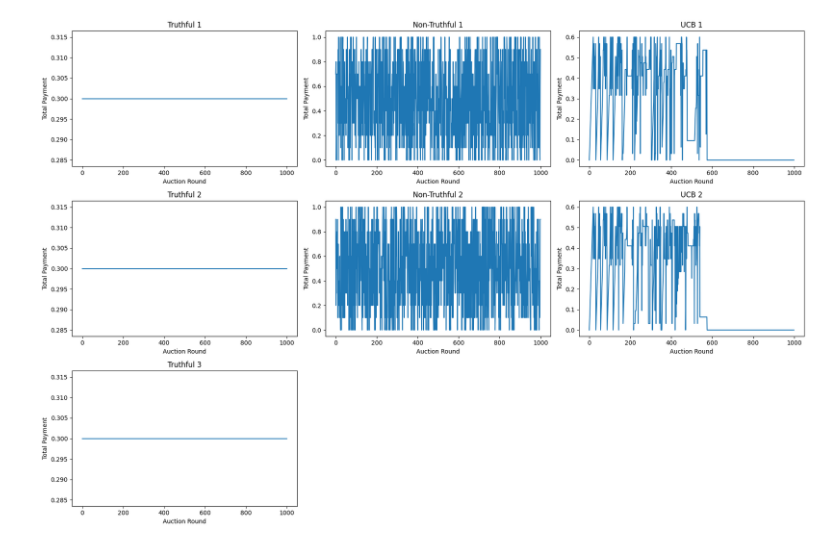
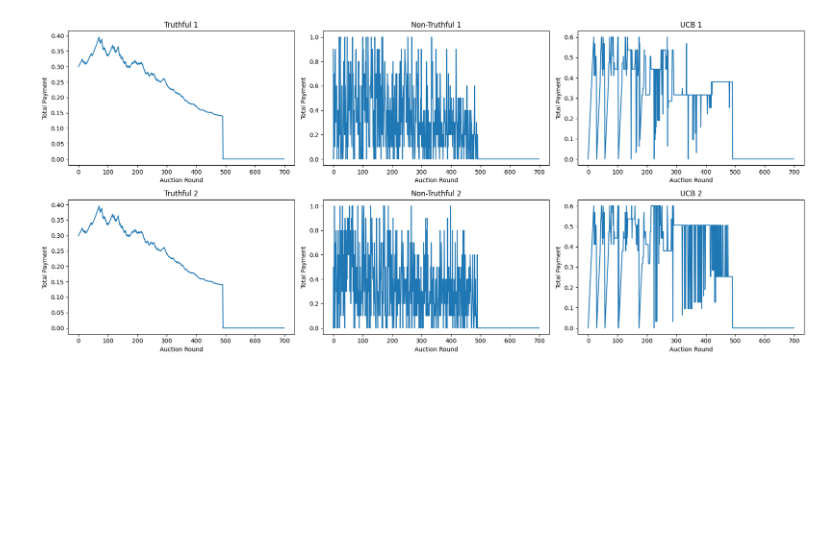
Before and after one commit to manuu1311/OLA-project, a Jupyter notebook: Deliverables/Requirement4/prova.ipynb, the cells around one changed output. Cells and saved outputs as stored; diff of their text form; code cells hidden in the pictures; blank space fills up the shorter version.

Commit message:
modified requirement4 to update all the algorithms

```diff
--- a/Deliverables/Requirement4/prova.ipynb
+++ b/Deliverables/Requirement4/prova.ipynb
@@ -58,13 +58,18 @@ def simulate_auction(num_bidders, budget, T, eta, valuation, bids_set):
         bids = np.hstack((bids_truthful, bids_non_truthful, bids_ucb))
         winners, payments_per_click = auction.round(bids=bids)
 
-        # Update UCB algorithm with the reward
+        # Update algorithms with the reward
         other_bids = np.hstack((bids_truthful, bids_non_truthful))
         my_win = int(winners in range(len(bids_truthful) + len(bids_non_truthful), len(bids)))
         m_t = other_bids.max()
         f_t, c_t = (valuation - m_t) * my_win, m_t * my_win
+        for truthful_instance in class_instances["truthful_bidder"]:
+            truthful_instance.update(f_t, c_t)
+        for non_truthful_instance in class_instances["non_truthful_bidder"]:
+            non_truthful_instance.update(f_t, c_t, m_t)
         for ucb_instance in class_instances["ucb_bidder"]:
             ucb_instance.update(f_t, c_t)
+
 
         # Record results per each instance
         for i, bid in enumerate(bids_truthful):
@@ -77,9 +82,10 @@ def simulate_auction(num_bidders, budget, T, eta, valuation, bids_set):
     return results
 
 # Set parameters and run the simulation
+#TODO: Change the parameters to see how the agents behave
 num_bidders = 6 # this number can be changed to whatever you want
-B = 50
-T = 1000
+B = 80
+T = 700
 eta = 0.1
 my_valuation = 0.6
 available_bids = np.linspace(0,1,11)
@@ -121,34 +127,34 @@ for i in range(total_non_truthful):
     else:
         ax[row, 1].plot(results['non_truthful'][i], label=f'Non-Truthful {i+1}')
         ax[row, 1].set_title(f'Non-Truthful {i+1}')
         ax[row, 1].set_xlabel('Auction Round')
         ax[row, 1].set_ylabel('Total Payment')
 
 # Plot UCB results
 for i in range(total_ucb):
     row = i
     if total_ucb == 1:
         ax[2].plot(results['ucb'][i], label=f'UCB {i+1}')
         ax[2].set_title(f'UCB {i+1}')
         ax[2].set_xlabel('Auction Round')
         ax[2].set_ylabel('Total Payment')
     else:
         ax[row, 2].plot(results['ucb'][i], label=f'UCB {i+1}')
         ax[row, 2].set_title(f'UCB {i+1}')
         ax[row, 2].set_xlabel('Auction Round')
         ax[row, 2].set_ylabel('Total Payment')
 
 for i in range(total_truthful, num_rows):
     ax[i, 0].axis('off')
 for i in range(total_non_truthful, num_rows):
     ax[i, 1].axis('off')
 for i in range(total_ucb, num_rows):
     ax[i, 2].axis('off')
 
 plt.tight_layout()
 plt.show()
 # %% [output]
-[figure, old version]
+[figure, new version]
 # %%
 # Calculate cumulative payments
 cumulative_payments_truthful = np.zeros(T)
```
Also changed, not shown: parts of 1 cell of this notebook.
